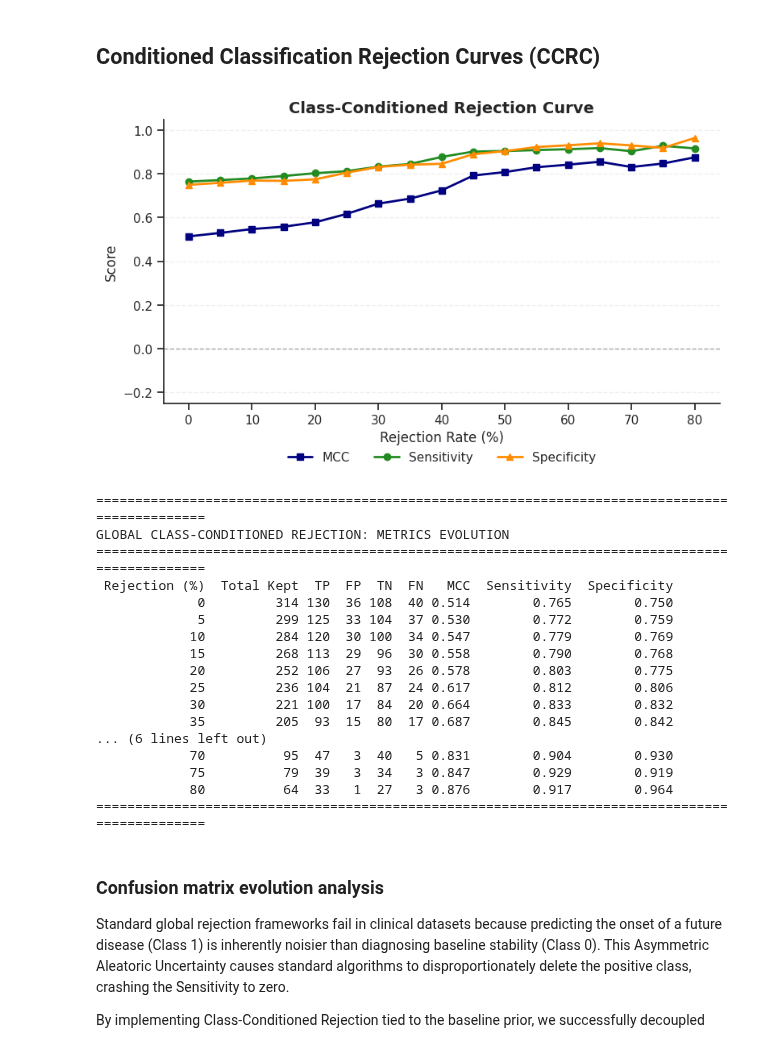
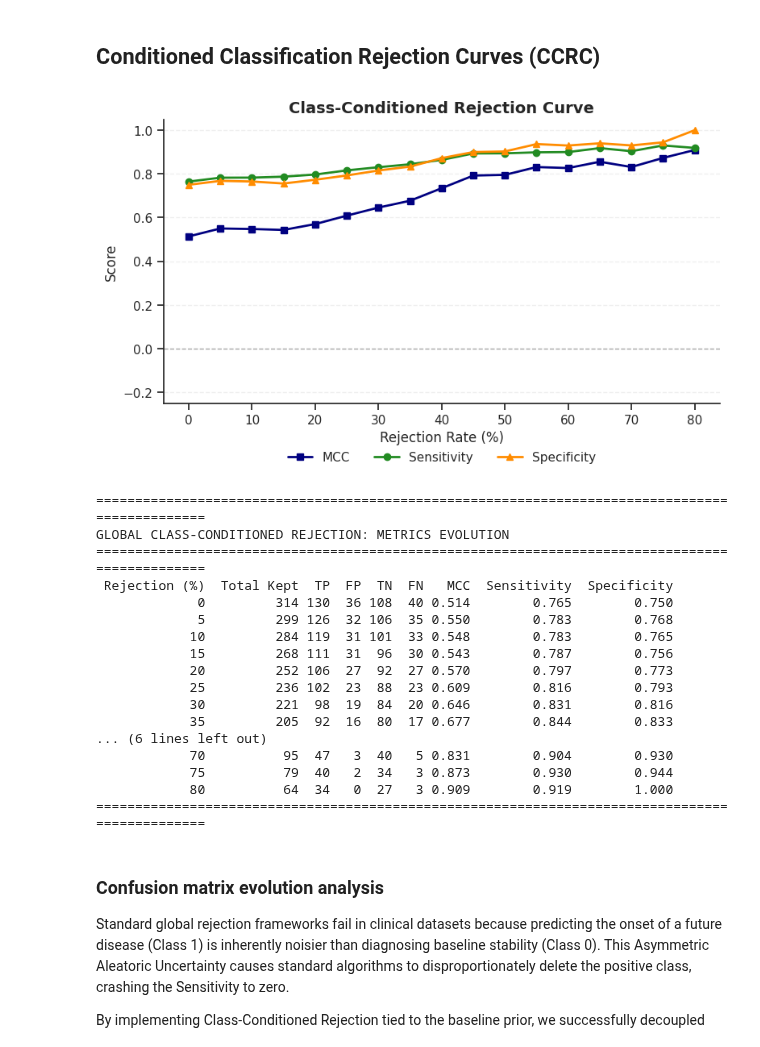
Before and after one commit to endrwalter/uncertainty_ml, a Jupyter notebook: code_uncertainty/main_ad_bl_36m.ipynb, the cells around one changed output. Cells and saved outputs as stored; diff of their text form; code cells hidden in the pictures.

```diff
--- a/code_uncertainty/main_ad_bl_36m.ipynb
+++ b/code_uncertainty/main_ad_bl_36m.ipynb
@@ -107,33 +105,33 @@ Top 5 Eigenvalues:
 # %%
 from lib.plots import plot_class_conditioned_rejection_curve
 
 
 optimal_threshold = all_patients['label'].mean()
 
 class_cond_results = plot_class_conditioned_rejection_curve(
     patients_stats_copy,
     threshold=optimal_threshold,
-    uncertainty_col='H_Total',
+    uncertainty_col='C_Aleatoric',
     rates=np.linspace(0, 80, 17)
 )
 # %% [output]
-[figure, old version]
+[figure, new version]
 ===============================================================================================
 GLOBAL CLASS-CONDITIONED REJECTION: METRICS EVOLUTION
 ===============================================================================================
  Rejection (%)  Total Kept  TP  FP  TN  FN   MCC  Sensitivity  Specificity
              0         314 130  36 108  40 0.514        0.765        0.750
-             5         299 125  33 104  37 0.530        0.772        0.759
-            10         284 120  30 100  34 0.547        0.779        0.769
-            15         268 113  29  96  30 0.558        0.790        0.768
-            20         252 106  27  93  26 0.578        0.803        0.775
-            25         236 104  21  87  24 0.617        0.812        0.806
-            30         221 100  17  84  20 0.664        0.833        0.832
-            35         205  93  15  80  17 0.687        0.845        0.842
+             5         299 126  32 106  35 0.550        0.783        0.768
+            10         284 119  31 101  33 0.548        0.783        0.765
+            15         268 111  31  96  30 0.543        0.787        0.756
+            20         252 106  27  92  27 0.570        0.797        0.773
+            25         236 102  23  88  23 0.609        0.816        0.793
+            30         221  98  19  84  20 0.646        0.831        0.816
+            35         205  92  16  80  17 0.677        0.844        0.833
 ... (6 lines left out)
             70          95  47   3  40   5 0.831        0.904        0.930
-            75          79  39   3  34   3 0.847        0.929        0.919
-            80          64  33   1  27   3 0.876        0.917        0.964
+            75          79  40   2  34   3 0.873        0.930        0.944
+            80          64  34   0  27   3 0.909        0.919        1.000
 ===============================================================================================
 # %% [markdown]
 ### Confusion matrix evolution analysis
```
Also changed, not shown: parts of 7 cells of this notebook, 3 other files.
